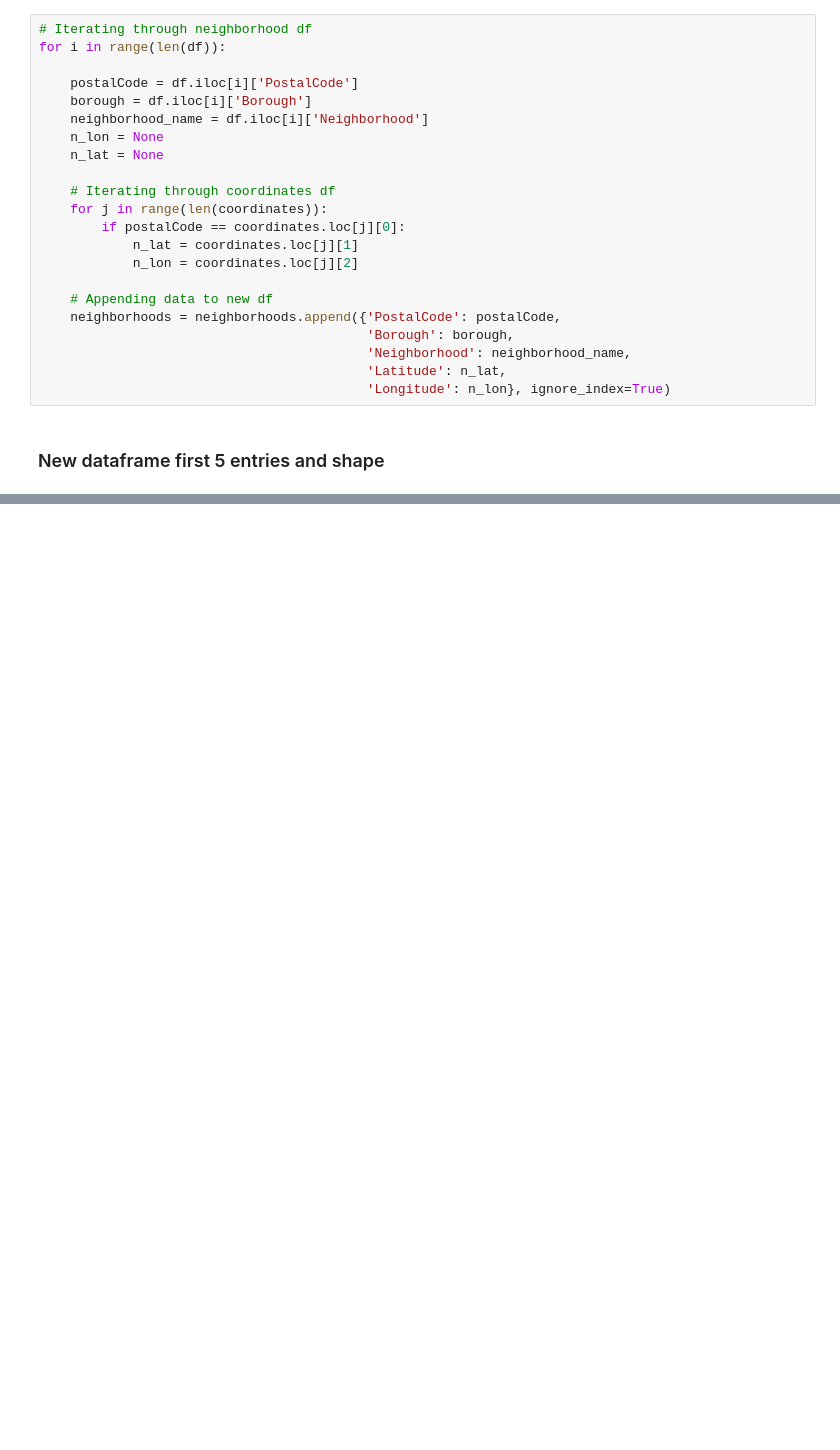
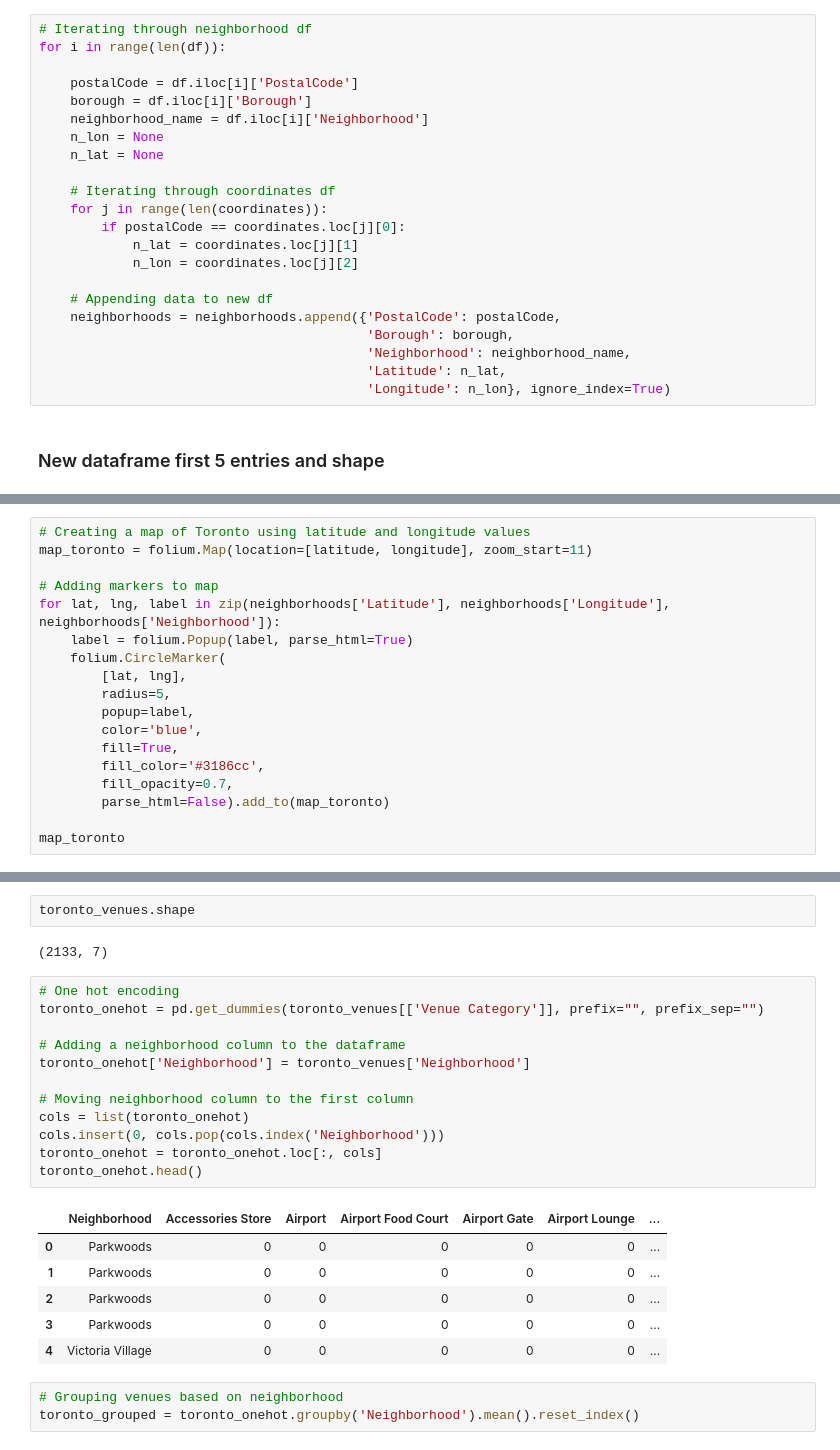
Before and after one commit to Milopoli/Coursera_Capstone, a Jupyter notebook: Scripts/Toronto.ipynb, the cells around one changed output, grey strips where cells are left out. Drawn from its saved outputs; the diff is of its cells as text; blank space fills up the shorter version.

```diff
--- a/Scripts/Toronto.ipynb
+++ b/Scripts/Toronto.ipynb
@@ -106,0 +153,18 @@ neighborhoods.shape
+# %%
+# Creating a map of Toronto using latitude and longitude values
+map_toronto = folium.Map(location=[latitude, longitude], zoom_start=11)
+
+# Adding markers to map
+for lat, lng, label in zip(neighborhoods['Latitude'], neighborhoods['Longitude'], neighborhoods['Neighborhood']):
+    label = folium.Popup(label, parse_html=True)
+    folium.CircleMarker(
+        [lat, lng],
+        radius=5,
+        popup=label,
+        color='blue',
+        fill=True,
+        fill_color='#3186cc',
+        fill_opacity=0.7,
+        parse_html=False).add_to(map_toronto)
+
+map_toronto
@@ -106,0 +234,26 @@ neighborhoods.shape
+# %%
+toronto_venues.shape
+# %% [output]
+(2133, 7)
+# %%
+# One hot encoding
+toronto_onehot = pd.get_dummies(toronto_venues[['Venue Category']], prefix="", prefix_sep="")
+
+# Adding a neighborhood column to the dataframe
+toronto_onehot['Neighborhood'] = toronto_venues['Neighborhood']
+
+# Moving neighborhood column to the first column
+cols = list(toronto_onehot)
+cols.insert(0, cols.pop(cols.index('Neighborhood')))
+toronto_onehot = toronto_onehot.loc[:, cols]
+toronto_onehot.head()
+# %% [output]
+|  | Neighborhood | Accessories Store | Airport | Airport Food Court | Airport Gate | Airport Lounge | ... |
+| 0 | Parkwoods | 0 | 0 | 0 | 0 | 0 | ... |
+| 1 | Parkwoods | 0 | 0 | 0 | 0 | 0 | ... |
+| 2 | Parkwoods | 0 | 0 | 0 | 0 | 0 | ... |
+| 3 | Parkwoods | 0 | 0 | 0 | 0 | 0 | ... |
+| 4 | Victoria Village | 0 | 0 | 0 | 0 | 0 | ... |
+# %%
+# Grouping venues based on neighborhood
+toronto_grouped = toronto_onehot.groupby('Neighborhood').mean().reset_index()
```
Also changed, not shown: parts of 26 cells of this notebook.
